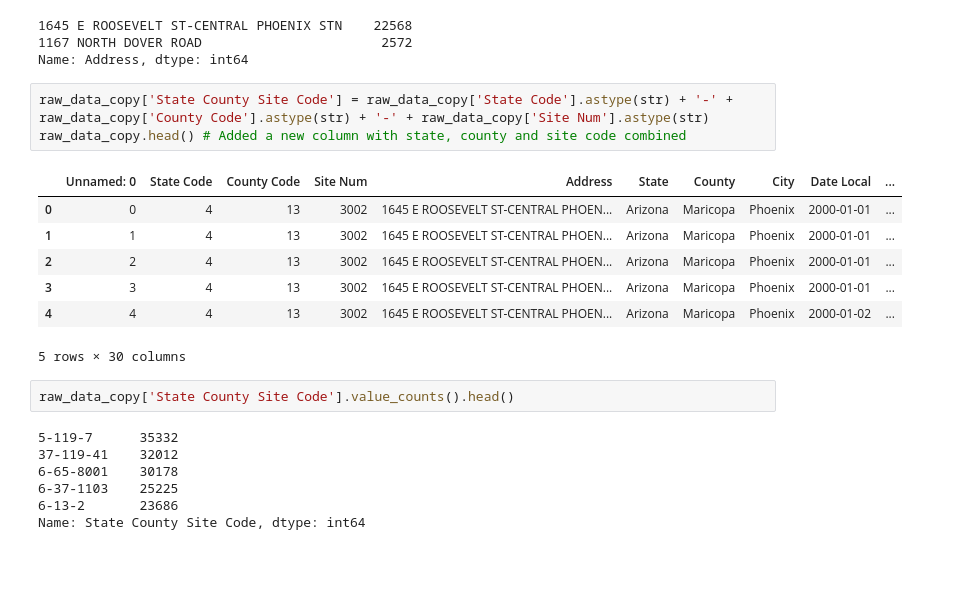
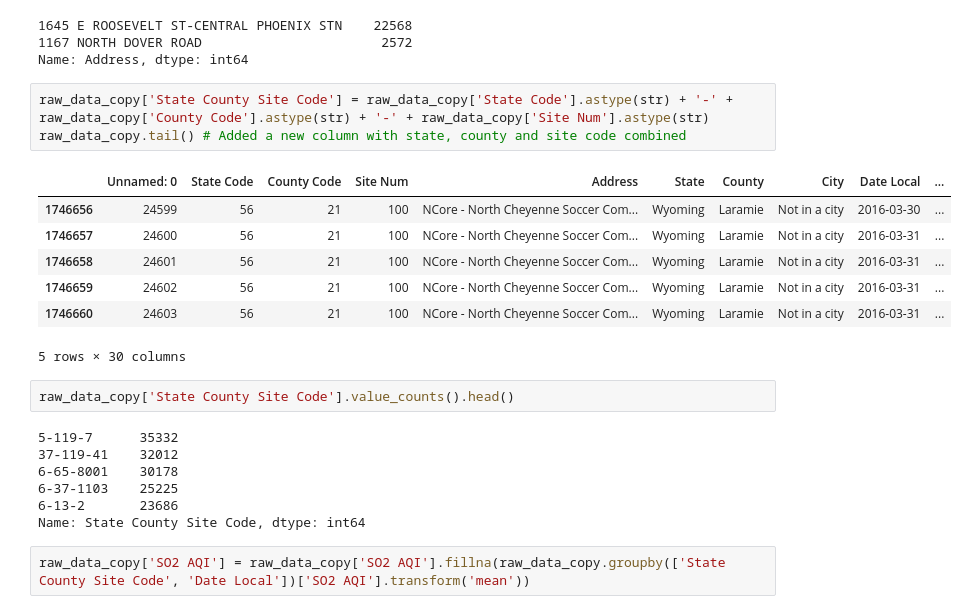
Before and after one commit to cindyhuynh/us-pollution-fa19, a Jupyter notebook: US Pollution Data.ipynb, the cells around one changed output. Cells and saved outputs as stored; diff of their text form; blank space fills up the shorter version.

```diff
--- a/US Pollution Data.ipynb
+++ b/US Pollution Data.ipynb
@@ -58,14 +87,14 @@ raw_data_copy[raw_data_copy['Site Num'] == 3002].Address.value_counts() #Same si
 Name: Address, dtype: int64
 # %%
 raw_data_copy['State County Site Code'] = raw_data_copy['State Code'].astype(str) + '-' + raw_data_copy['County Code'].astype(str) + '-' + raw_data_copy['Site Num'].astype(str)
-raw_data_copy.head() # Added a new column with state, county and site code combined
+raw_data_copy.tail() # Added a new column with state, county and site code combined
 # %% [output]
 |  | Unnamed: 0 | State Code | County Code | Site Num | Address | State | County | City | Date Local | ... |
-| 0 | 0 | 4 | 13 | 3002 | 1645 E ROOSEVELT ST-CENTRAL PHOEN... | Arizona | Maricopa | Phoenix | 2000-01-01 | ... |
-| 1 | 1 | 4 | 13 | 3002 | 1645 E ROOSEVELT ST-CENTRAL PHOEN... | Arizona | Maricopa | Phoenix | 2000-01-01 | ... |
-| 2 | 2 | 4 | 13 | 3002 | 1645 E ROOSEVELT ST-CENTRAL PHOEN... | Arizona | Maricopa | Phoenix | 2000-01-01 | ... |
-| 3 | 3 | 4 | 13 | 3002 | 1645 E ROOSEVELT ST-CENTRAL PHOEN... | Arizona | Maricopa | Phoenix | 2000-01-01 | ... |
-| 4 | 4 | 4 | 13 | 3002 | 1645 E ROOSEVELT ST-CENTRAL PHOEN... | Arizona | Maricopa | Phoenix | 2000-01-02 | ... |
+| 1746656 | 24599 | 56 | 21 | 100 | NCore - North Cheyenne Soccer Com... | Wyoming | Laramie | Not in a city | 2016-03-30 | ... |
+| 1746657 | 24600 | 56 | 21 | 100 | NCore - North Cheyenne Soccer Com... | Wyoming | Laramie | Not in a city | 2016-03-31 | ... |
+| 1746658 | 24601 | 56 | 21 | 100 | NCore - North Cheyenne Soccer Com... | Wyoming | Laramie | Not in a city | 2016-03-31 | ... |
+| 1746659 | 24602 | 56 | 21 | 100 | NCore - North Cheyenne Soccer Com... | Wyoming | Laramie | Not in a city | 2016-03-31 | ... |
+| 1746660 | 24603 | 56 | 21 | 100 | NCore - North Cheyenne Soccer Com... | Wyoming | Laramie | Not in a city | 2016-03-31 | ... |
 5 rows × 30 columns
 # %%
 raw_data_copy['State County Site Code'].value_counts().head()
@@ -76,3 +105,5 @@ raw_data_copy['State County Site Code'].value_counts().head()
 6-37-1103    25225
 6-13-2       23686
 Name: State County Site Code, dtype: int64
+# %%
+raw_data_copy['SO2 AQI'] = raw_data_copy['SO2 AQI'].fillna(raw_data_copy.groupby(['State County Site Code', 'Date Local'])['SO2 AQI'].transform('mean'))
```
Also changed, not shown: parts of 8 cells of this notebook.
